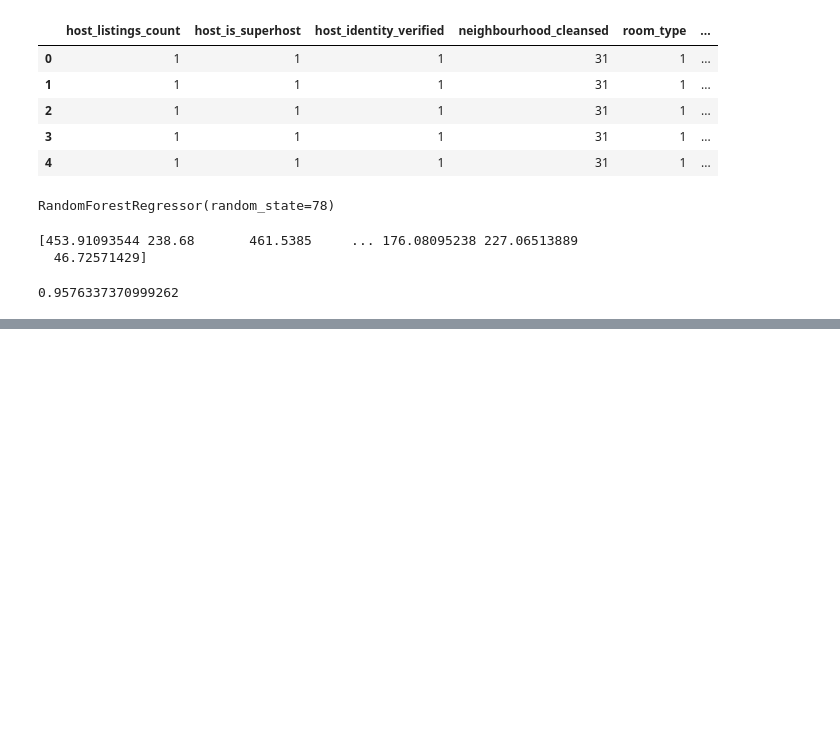
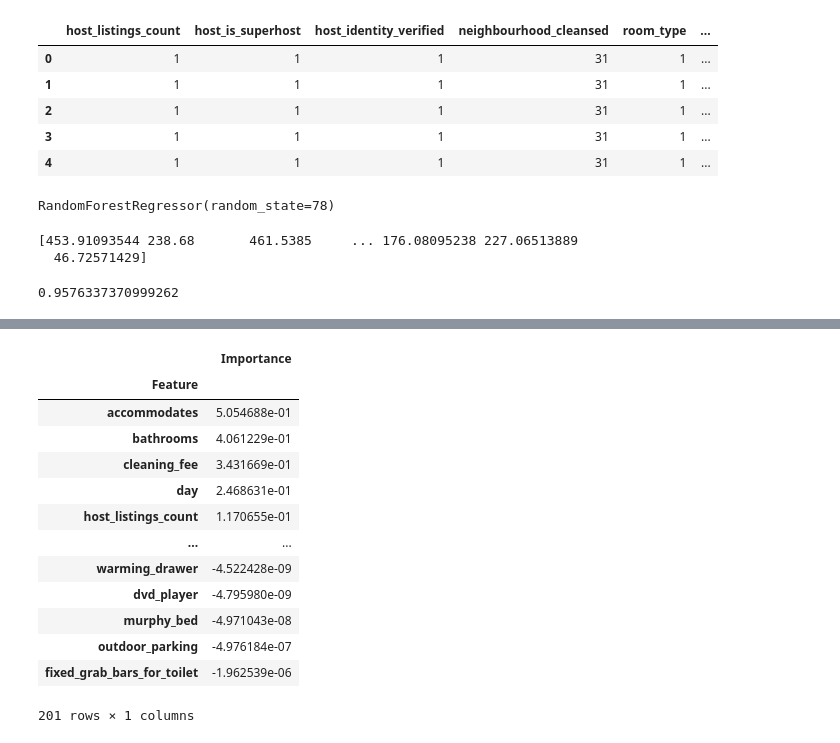
Before and after one commit to whitneylosinski/Eat.Sleep.Data, a Jupyter notebook: mlr_model_Random_Forest_Regressor.ipynb, the cells around one changed output, grey strips where cells are left out. Drawn from its saved outputs; the diff is of its cells as text; code cells hidden in the pictures; blank space fills up the shorter version.

Commit message:
Feature Importances Quantified and Visualized

```diff
--- a/mlr_model_Random_Forest_Regressor.ipynb
+++ b/mlr_model_Random_Forest_Regressor.ipynb
@@ -242,0 +246,29 @@ Coef['neighbourhood_cleansed']
+# %%
+# Measuring feature importance using permutation via rfpimp library
+from sklearn.metrics import r2_score
+from rfpimp import permutation_importances
+
+# Need to declare new X_train that is df instead of arrays
+X_train_df = pd.DataFrame(X_train, columns=X_columns)
+
+def r2(regr, X_train, y_train):
+    return r2_score(y_train, regr.predict(X_train))
+
+perm_importances_rfpimp = permutation_importances(regr, X_train_df, y_train, r2)
+# %%
+perm_importances_rfpimp
+# %% [output]
+|  | Importance |
+| Feature |  |
+| accommodates | 5.054688e-01 |
+| bathrooms | 4.061229e-01 |
+| cleaning_fee | 3.431669e-01 |
+| day | 2.468631e-01 |
+| host_listings_count | 1.170655e-01 |
+| ... | ... |
+| warming_drawer | -4.522428e-09 |
+| dvd_player | -4.795980e-09 |
+| murphy_bed | -4.971043e-08 |
+| outdoor_parking | -4.976184e-07 |
+| fixed_grab_bars_for_toilet | -1.962539e-06 |
+201 rows × 1 columns
```
Also changed, not shown: parts of 14 cells of this notebook, 2 other files.
